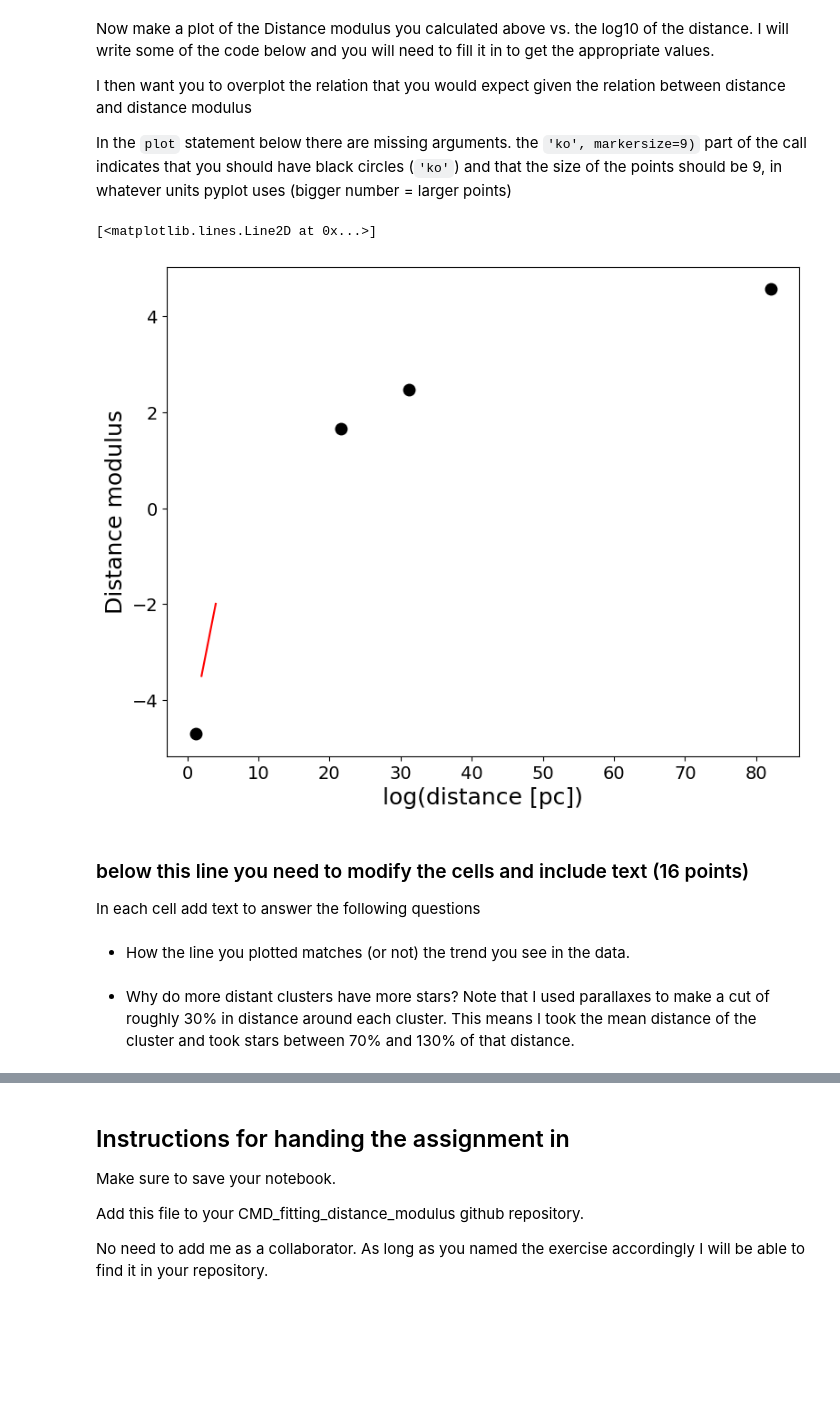
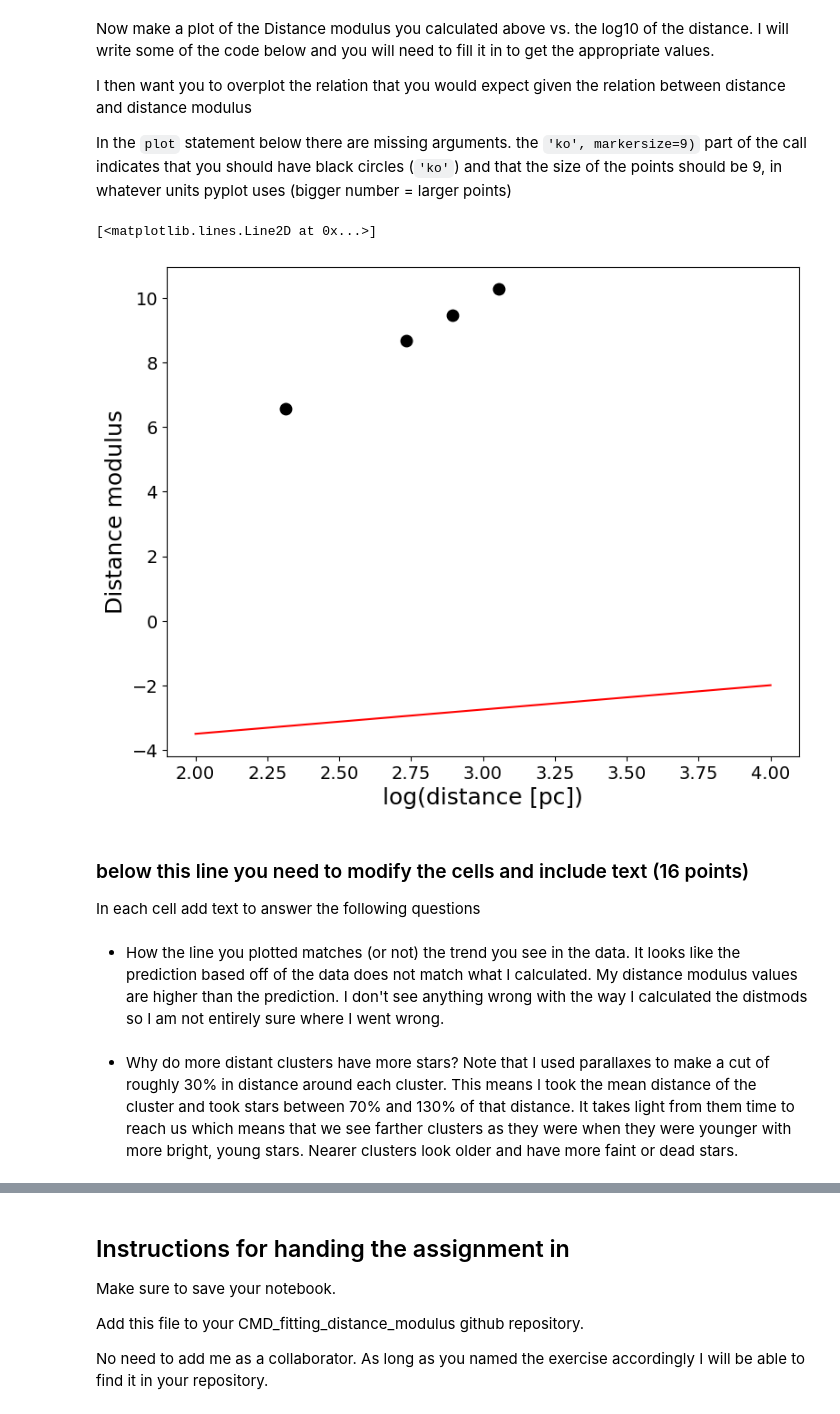
Before and after one commit to EvanBarkus/CMD_distmod_student, a Jupyter notebook: cluster_plot_student.ipynb, the cells around one changed output, grey strips where cells are left out. Saved outputs shown, nothing was run; the diff lists cells and outputs as text; code cells hidden in the pictures; blank space fills up the shorter version.

Commit message:
I completed the assignment, edited some of the shift and distance ratio calculations.

```diff
--- a/cluster_plot_student.ipynb
+++ b/cluster_plot_student.ipynb
@@ -79,10 +79,10 @@ Use the derived magnitude shift to compute a distance to the cluster by writing
 #### Write code here.
 
 # enter your calculated shift here
-shift_m36 = -4.7
+shift_m36 = 6.3-(1.6-5*np.log10(130/10))
 
 # Assuming the distance to M45 is 130pc write an code expression that converts your shift into the ratio of the distances
 #the Pleiades to this cluster
-dist_ratio_m36 = 10**(shift_m36/5)
+dist_ratio_m36 = (10*10**(shift_m36/5))/130
 print(dist_ratio_m36)
 # %% [output]
@@ -105,10 +105,10 @@ Use the derived magnitude shift to compute a distance to the cluster by writing
 #### Write code here.
 
 # enter your calculated shift here
-shift_ngc6231 = -1
+shift_ngc6231 = 2.6-(1.6-5*np.log10(130/10))
 
 # Assuming the distance to M45 is 130pc write an code expression that converts your shift into the ratio of the distances
 #the Pleiades to this cluster
-dist_ratio_ngc6231 = 10**(shift_ngc6231/5)
+dist_ratio_ngc6231 = (10*10**(shift_ngc6231/5))/130
 print(dist_ratio_ngc6231)
 # %% [output]
@@ -131,10 +131,10 @@ Use the derived magnitude shift to compute a distance to the cluster by writing
 #### Write code here.
 
 # enter your calculated shift here
-shift_ngc3293 = -3.1
+shift_ngc3293 = 4.7-(1.6-5*np.log10(130/10))
 
 # Assuming the distance to M45 is 130pc write an code expression that converts your shift into the ratio of the distances
 #the Pleiades to this cluster
-dist_ratio_ngc3293 = 10**(shift_ngc3293/5)
+dist_ratio_ngc3293 = (10*10**(shift_ngc3293/5))/130
 print(dist_ratio_ngc3293)
 # %% [output]
@@ -153,7 +153,7 @@ dist_ratios = np.array([dist_ratio_m34, dist_ratio_m36, dist_ratio_ngc6231, dist
 
 #write an expression to calculate the distance to each cluster
 dist_pleiades = 130.0
-dists = dist_pleiades*dist_ratios
+dists = (130*dist_ratios)
 
 print("Distance for M 34 = ", dists[0], " pc")
 print("Distance for M 36 = ", dists[1], " pc")
@@ -187,36 +187,38 @@ In the `plot` statement below there are missing arguments.  the `'ko', markersiz
 # %%
 #You will need to make an array that contains the log of the distances
 
 #### Write code here
 logdist = np.log10(dists)
 
 #now complete this plot statement to plot the log of the distance vs. the distance modulus.
-plt.plot( dists,dist_mods,'ko', markersize=9)
+plt.plot( logdist,dist_mods,'ko', markersize=9)
 plt.xlabel('log(distance [pc])')
 plt.ylabel('Distance modulus')
 
 # here you will need to draw a line on your plot that shows the prediction
 #of the distance modulus given the distance.
 #these are the two x-points of your line, in log distance
 logdistpred = np.array([2,4])
 
 # write down the function that turns logdistpred into the distance modulus
 #
 dmpred = 5*np.log10(logdistpred/10)
 
 #plot this line on the previous plot
 #the 'r-' indicates a red line
 plt.plot(logdistpred, dmpred, 'r-')
 # %% [output]
 [<matplotlib.lines.Line2D at 0x...>]
-[figure, old version]
+[figure, new version]
 # %% [markdown]
 ### below this line you need to modify the cells and include text  (16 points)
 
 In each cell add text to answer the following questions
-# %% [markdown]
-- How the line you plotted matches (or not) the trend you see in the data.
+# %% [markdown]
+- How the line you plotted matches (or not) the trend you see in the data.
+It looks like the prediction based off of the data does not match what I calculated. My distance modulus values are higher than the prediction. I don't see anything wrong with the way I calculated the distmods so I am not entirely sure where I went wrong.
 # %% [markdown]
 - Why do more distant clusters have more stars? Note that I used parallaxes to make a cut of roughly 30% in distance around each cluster.  This means I took the mean distance of the cluster and took stars between 70\% and 130\% of that distance.
+It takes light from them time to reach us which means that we see farther clusters as they were when they were younger with more bright, young stars. Nearer clusters look older and have more faint or dead stars.
 # %% [markdown]
 - What astrophysical effect that we are ignoring might affect our derived distances and in what way?
```
Also changed, not shown: parts of 7 cells of this notebook.
